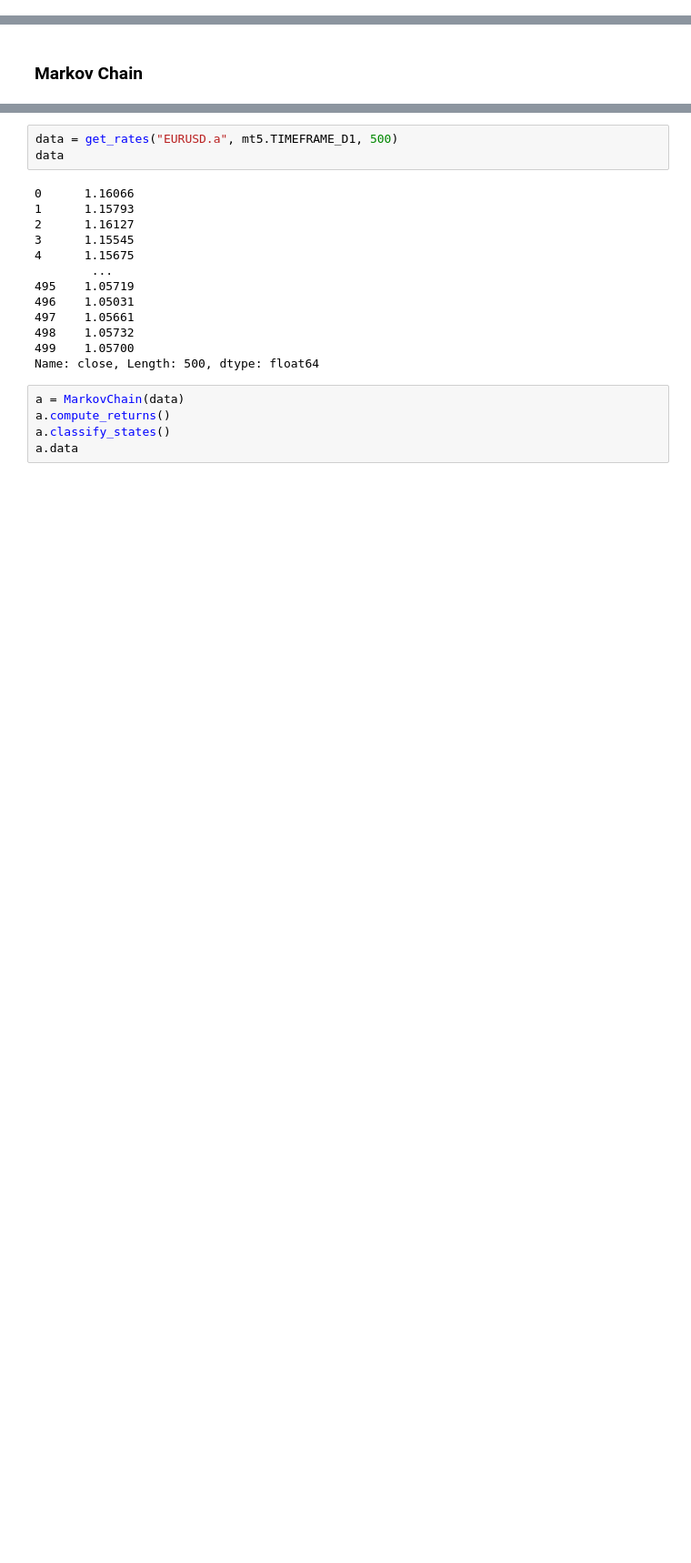
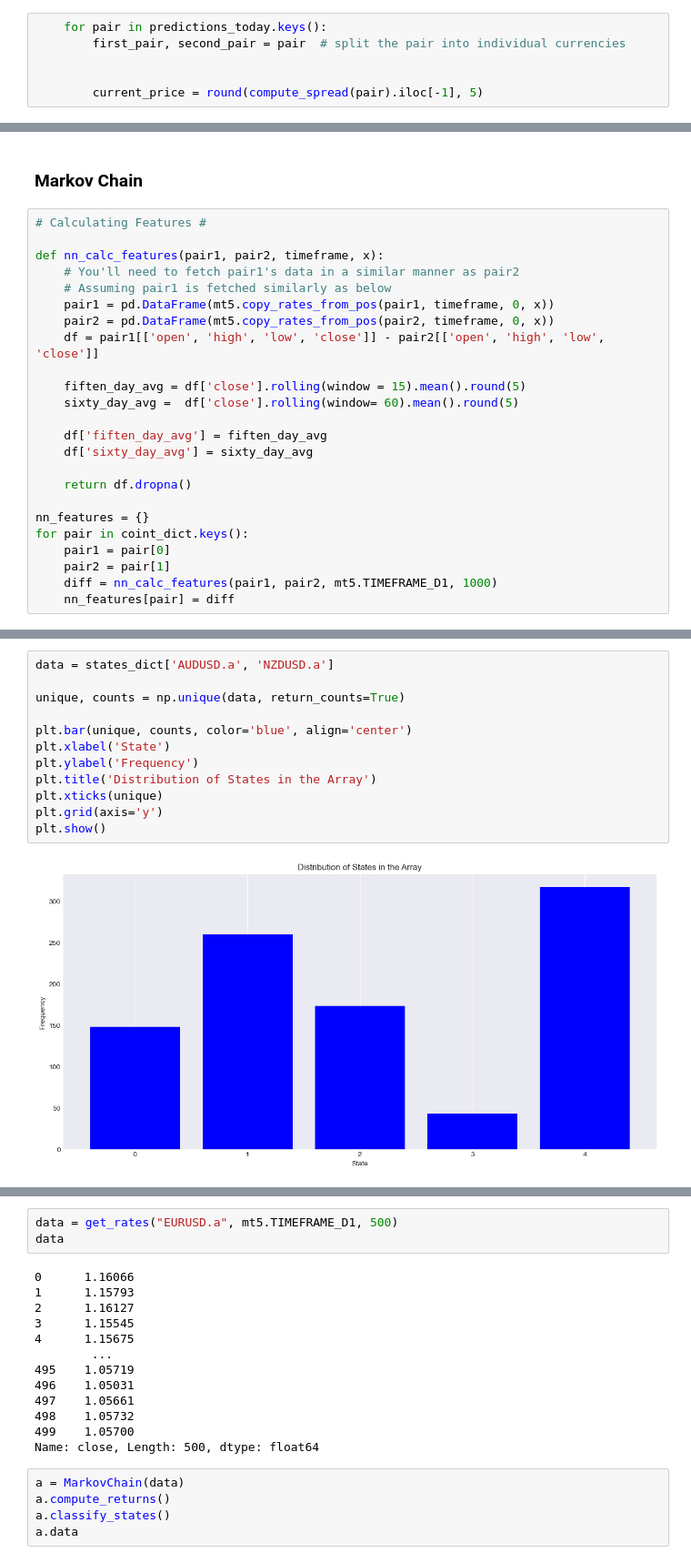
Before and after one commit to aliquid-novi/Strategies, a Jupyter notebook: lets get it/T1.ipynb, the cells around one changed output, grey strips where cells are left out. Shown: that part at 91% size. Drawn from its saved outputs; the diff is of its cells as text; blank space fills up the shorter version.

Commit message:
Started on NN based states, finished multiple linear regression model and ARIMA, begun a new class to merge the outputs from models into transition probabilities

```diff
--- a/lets get it/T1.ipynb
+++ b/lets get it/T1.ipynb
@@ -30,0 +362,6 @@ def get_rates(pair1, timeframe, x):
+# %%
+    for pair in predictions_today.keys():
+        first_pair, second_pair = pair  # split the pair into individual currencies
+
+
+        current_price = round(compute_spread(pair).iloc[-1], 5)
@@ -31,2 +458,26 @@ def get_rates(pair1, timeframe, x):
 # %% [markdown]
 ### Markov Chain
+# %%
+# Calculating Features #
+
+def nn_calc_features(pair1, pair2, timeframe, x):
+    # You'll need to fetch pair1's data in a similar manner as pair2
+    # Assuming pair1 is fetched similarly as below
+    pair1 = pd.DataFrame(mt5.copy_rates_from_pos(pair1, timeframe, 0, x))
+    pair2 = pd.DataFrame(mt5.copy_rates_from_pos(pair2, timeframe, 0, x))
+    df = pair1[['open', 'high', 'low', 'close']] - pair2[['open', 'high', 'low', 'close']]
+
+    fiften_day_avg = df['close'].rolling(window = 15).mean().round(5)
+    sixty_day_avg =  df['close'].rolling(window= 60).mean().round(5)
+
+    df['fiften_day_avg'] = fiften_day_avg
+    df['sixty_day_avg'] = sixty_day_avg
+
+    return df.dropna()
+
+nn_features = {}
+for pair in coint_dict.keys():
+    pair1 = pair[0]
+    pair2 = pair[1]
+    diff = nn_calc_features(pair1, pair2, mt5.TIMEFRAME_D1, 1000)
+    nn_features[pair] = diff
@@ -32,0 +540,14 @@ def get_rates(pair1, timeframe, x):
+# %%
+data = states_dict['AUDUSD.a', 'NZDUSD.a']
+
+unique, counts = np.unique(data, return_counts=True)
+
+plt.bar(unique, counts, color='blue', align='center')
+plt.xlabel('State')
+plt.ylabel('Frequency')
+plt.title('Distribution of States in the Array')
+plt.xticks(unique)
+plt.grid(axis='y')
+plt.show()
+# %% [output]
+[figure, added]
```
Also changed, not shown: parts of 41 cells of this notebook, 4 other files.
